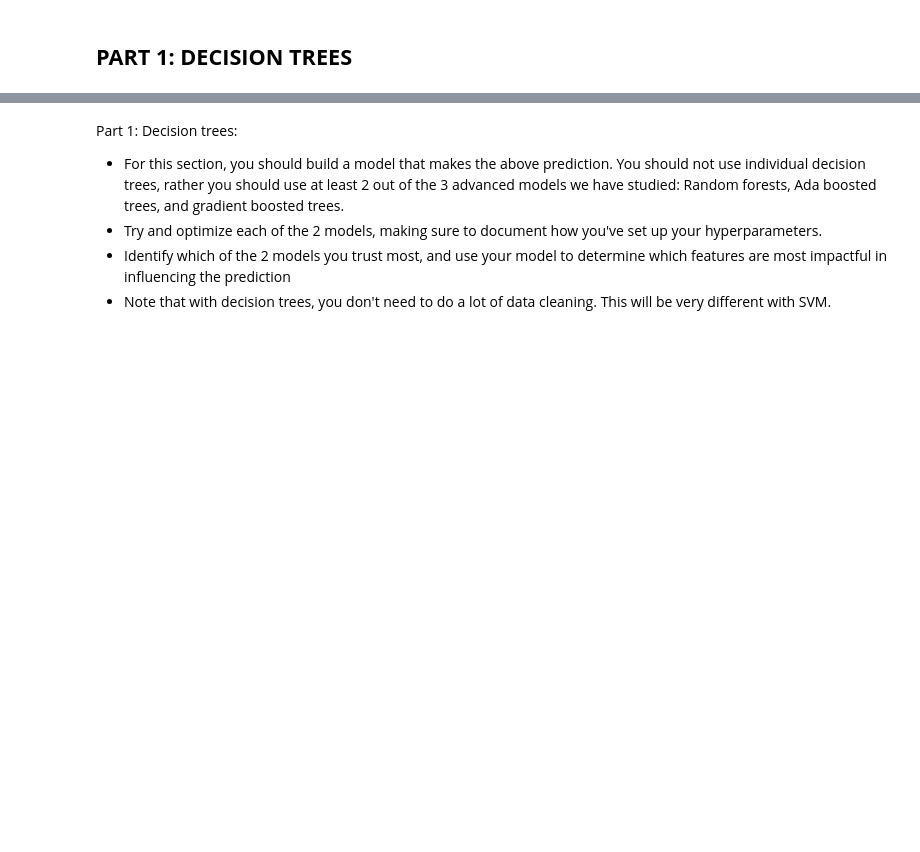
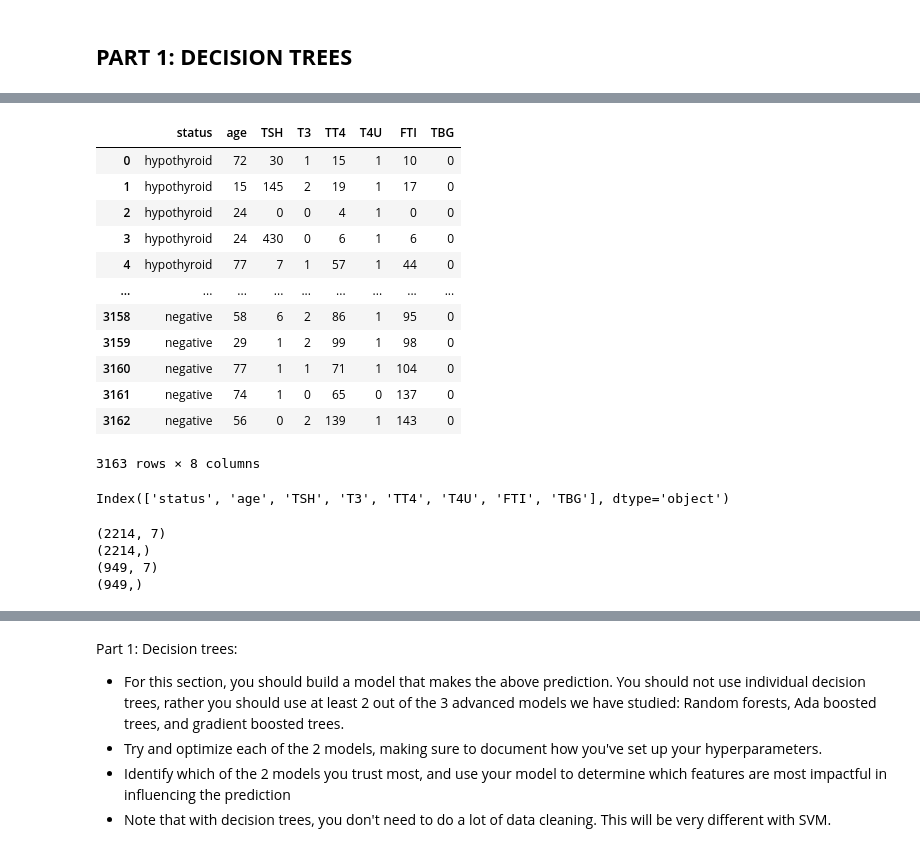
Before and after one commit to alfafimel/IPWK8-CORE, a Jupyter notebook: IPWK8_CORE_DECISION_TREES_&_SVM_ELIZABETH_JOSEPHINE.ipynb, the cells around one changed output, grey strips where cells are left out. Drawn from its saved outputs; the diff is of its cells as text; code cells hidden in the pictures; blank space fills up the shorter version.

```diff
--- a/IPWK8_CORE_DECISION_TREES_&_SVM_ELIZABETH_JOSEPHINE.ipynb
+++ b/IPWK8_CORE_DECISION_TREES_&_SVM_ELIZABETH_JOSEPHINE.ipynb
@@ -733,0 +708,4 @@ dtype: object
+# %%
+# filling null values with zeros
+df4 = df.fillna(0)
+df4.isnull().any()
@@ -733,0 +730,58 @@ dtype: object
+# %%
+# converting variables from float to int
+m = df4.select_dtypes(np.number)
+df4[m.columns]= m.round().astype('Int64')
+# %%
+# dropping unnecessary columns
+df5 = df4.drop(['sex','on_thyroxine', 'query_on_thyroxine',
+       'on_antithyroid_medication', 'thyroid_surgery', 'query_hypothyroid',
+       'query_hyperthyroid', 'pregnant', 'sick', 'tumor', 'lithium', 'goitre',
+       'TSH_measured', 'T3_measured', 'TT4_measured', 'T4U_measured', 'FTI_measured', 'TBG_measured'], axis=1)
+df5
+# %% [output]
+|  | status | age | TSH | T3 | TT4 | T4U | FTI | TBG |
+| 0 | hypothyroid | 72 | 30 | 1 | 15 | 1 | 10 | 0 |
+| 1 | hypothyroid | 15 | 145 | 2 | 19 | 1 | 17 | 0 |
+| 2 | hypothyroid | 24 | 0 | 0 | 4 | 1 | 0 | 0 |
+| 3 | hypothyroid | 24 | 430 | 0 | 6 | 1 | 6 | 0 |
+| 4 | hypothyroid | 77 | 7 | 1 | 57 | 1 | 44 | 0 |
+| ... | ... | ... | ... | ... | ... | ... | ... | ... |
+| 3158 | negative | 58 | 6 | 2 | 86 | 1 | 95 | 0 |
+| 3159 | negative | 29 | 1 | 2 | 99 | 1 | 98 | 0 |
+| 3160 | negative | 77 | 1 | 1 | 71 | 1 | 104 | 0 |
+| 3161 | negative | 74 | 1 | 0 | 65 | 0 | 137 | 0 |
+| 3162 | negative | 56 | 0 | 2 | 139 | 1 | 143 | 0 |
+3163 rows × 8 columns
+# %%
+# previewing the dataset
+df5.columns
+# %% [output]
+Index(['status', 'age', 'TSH', 'T3', 'TT4', 'T4U', 'FTI', 'TBG'], dtype='object')
+# %%
+# importing the required libraries
+from sklearn.model_selection import train_test_split
+
+# the prediction model to be built will be used to determine whether or not
+# the patient's symptoms indicate that the patient has hypothyroid.
+# for that we will use the status column as our Y
+y = df5['status'].values
+
+# test_features = [['age', 'TSH_measured', 'TSH', 'T3_measured', 'T3', 'TT4_measured', 'TT4',
+       # 'T4U_measured', 'T4U', 'FTI_measured', 'FTI', 'TBG_measured', 'TBG']
+test_features = df5.columns.to_list()
+test_features.remove('status')
+
+# We should be able to use nearly all the other features, but for the sake of simplifying our visualization later, we only pick a few.
+X = df5[test_features].values
+
+# Train using 70% of the data.
+X_train, X_test, y_train, y_test = train_test_split(X, y, test_size=0.3, random_state=0)
+print(X_train.shape)
+print(y_train.shape)
+print(X_test.shape)
+print(y_test.shape)
+# %% [output]
+(2214, 7)
+(2214,)
+(949, 7)
+(949,)
```
Also changed, not shown: parts of 53 cells of this notebook.
